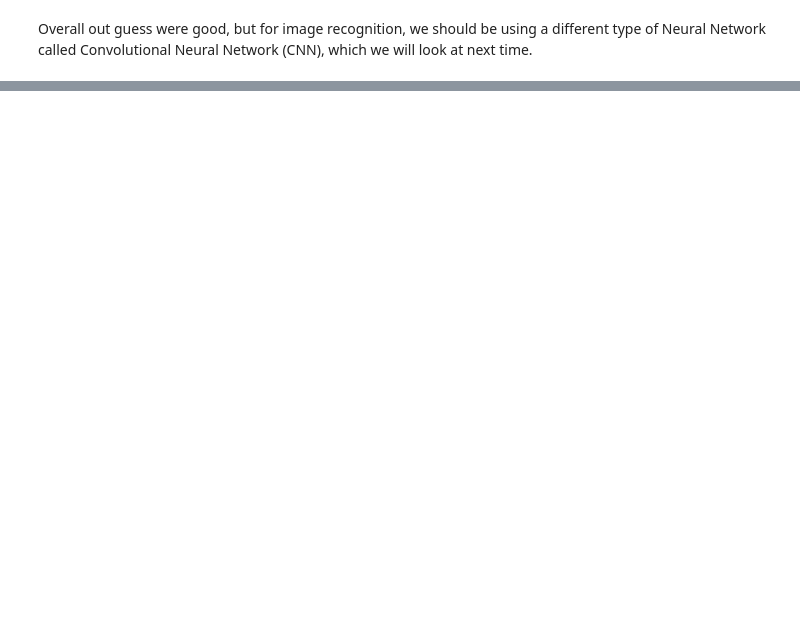
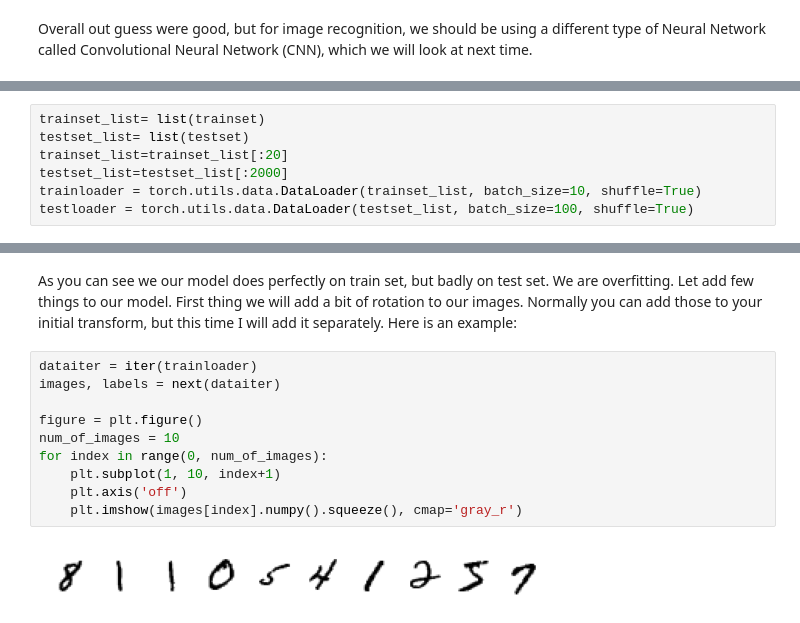
Before and after one commit to BMCC-Muzician/BMCC-DS, a Jupyter notebook: Mat 420/17 - MNIST-NN.ipynb, the cells around one changed output, grey strips where cells are left out. Cells and saved outputs as stored; diff of their text form; blank space fills up the shorter version.

```diff
--- a/Mat 420/17 - MNIST-NN.ipynb
+++ b/Mat 420/17 - MNIST-NN.ipynb
@@ -311,0 +311,7 @@ Overall out guess were good, but for image recognition, we should be using a dif
+# %%
+trainset_list= list(trainset)
+testset_list= list(testset)
+trainset_list=trainset_list[:20]
+testset_list=testset_list[:2000]
+trainloader = torch.utils.data.DataLoader(trainset_list, batch_size=10, shuffle=True)
+testloader = torch.utils.data.DataLoader(testset_list, batch_size=100, shuffle=True)
@@ -311,0 +389,14 @@ Overall out guess were good, but for image recognition, we should be using a dif
+# %% [markdown]
+As you can see we our model does perfectly on train set, but badly on test set. We are overfitting. Let add few things to our model. First thing we will add a bit of rotation to our images. Normally you can add those to your initial transform, but this time I will add it separately. Here is an example:
+# %%
+dataiter = iter(trainloader)
+images, labels = next(dataiter)
+
+figure = plt.figure()
+num_of_images = 10
+for index in range(0, num_of_images):
+    plt.subplot(1, 10, index+1)
+    plt.axis('off')
+    plt.imshow(images[index].numpy().squeeze(), cmap='gray_r')
+# %% [output]
+[figure, added]
```
Also changed, not shown: parts of 29 cells of this notebook, 1 other file.
